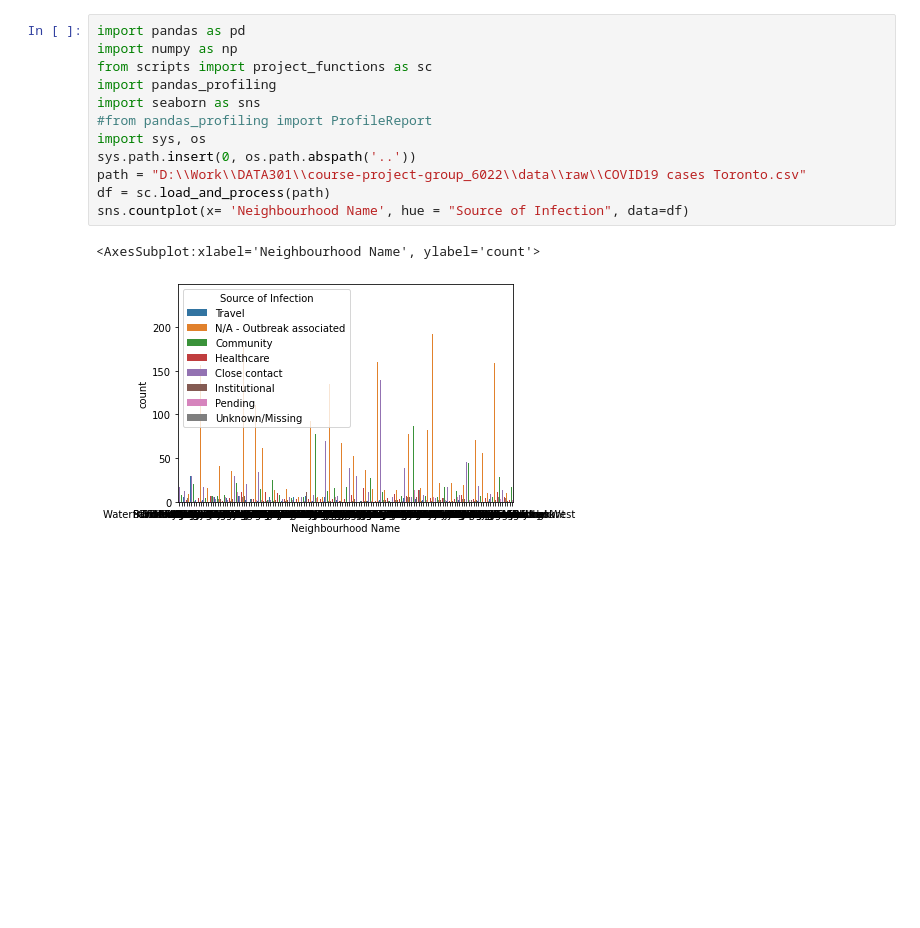
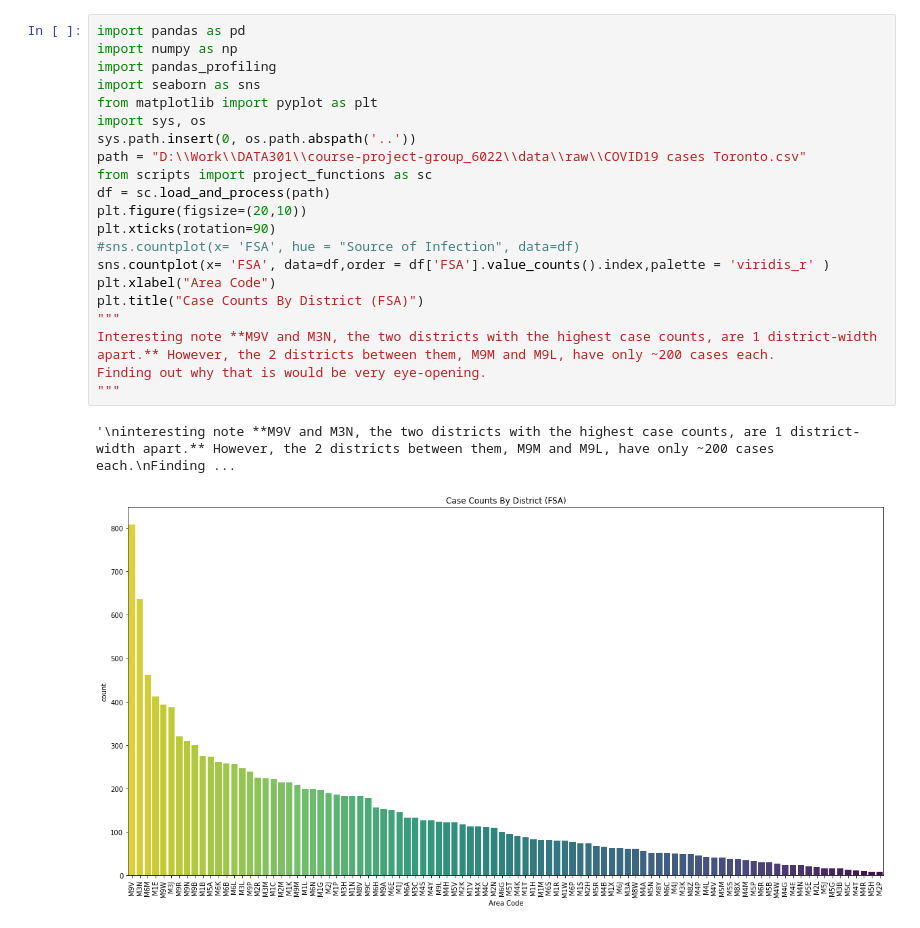
Before and after one commit to data301-2020-winter1/course-project-group_6022, a Jupyter notebook: analysis/Jonathan/milestone2.ipynb, the cells around one changed output. Saved outputs shown, nothing was run; the diff lists cells and outputs as text; blank space fills up the shorter version.

```diff
--- a/analysis/Jonathan/milestone2.ipynb
+++ b/analysis/Jonathan/milestone2.ipynb
@@ -1,15 +1,24 @@
 # %%
 import pandas as pd
 import numpy as np
-from scripts import project_functions as sc
 import pandas_profiling
 import seaborn as sns
-#from pandas_profiling import ProfileReport
+from matplotlib import pyplot as plt
 import sys, os
 sys.path.insert(0, os.path.abspath('..'))
 path = "D:\\Work\\DATA301\\course-project-group_6022\\data\\raw\\COVID19 cases Toronto.csv"
+from scripts import project_functions as sc
 df = sc.load_and_process(path)
-sns.countplot(x= 'Neighbourhood Name', hue = "Source of Infection", data=df)
+plt.figure(figsize=(20,10))
+plt.xticks(rotation=90)
+#sns.countplot(x= 'FSA', hue = "Source of Infection", data=df)
+sns.countplot(x= 'FSA', data=df,order = df['FSA'].value_counts().index,palette = 'viridis_r' )
+plt.xlabel("Area Code")
+plt.title("Case Counts By District (FSA)")
+"""
+Interesting note **M9V and M3N, the two districts with the highest case counts, are 1 district-width apart.** However, the 2 districts between them, M9M and M9L, have only ~200 cases each.
+Finding out why that is would be very eye-opening.
+"""
 # %% [output]
-<AxesSubplot:xlabel='Neighbourhood Name', ylabel='count'>
+'\ninteresting note **M9V and M3N, the two districts with the highest case counts, are 1 district-width apart.** However, the 2 districts between them, M9M and M9L, have only ~200 cases each.\nFinding ...
-[figure, old version]
+[figure, new version]
```
Also changed, not shown: parts of 2 cells of this notebook, 4 other files.
